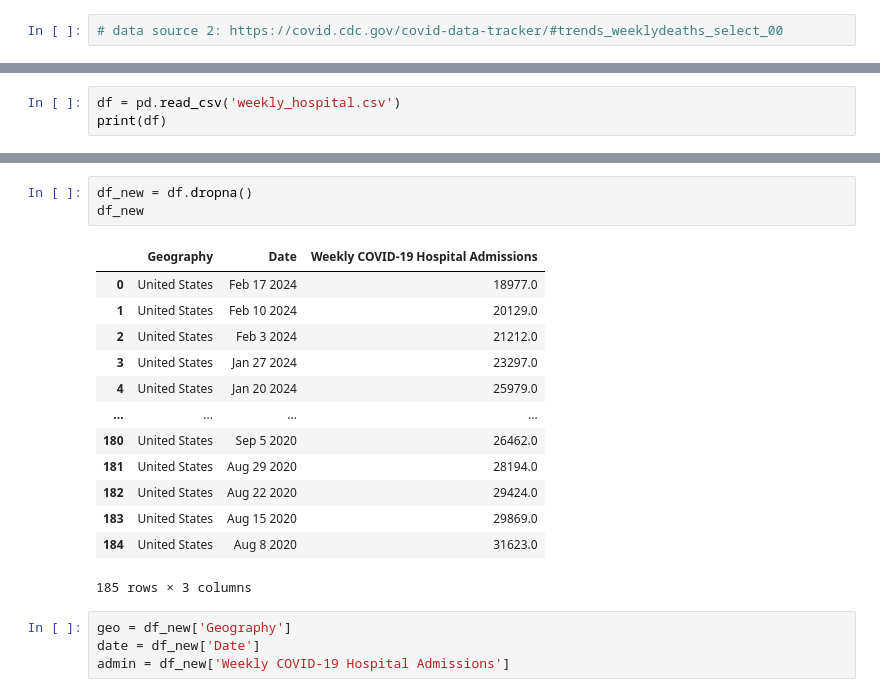
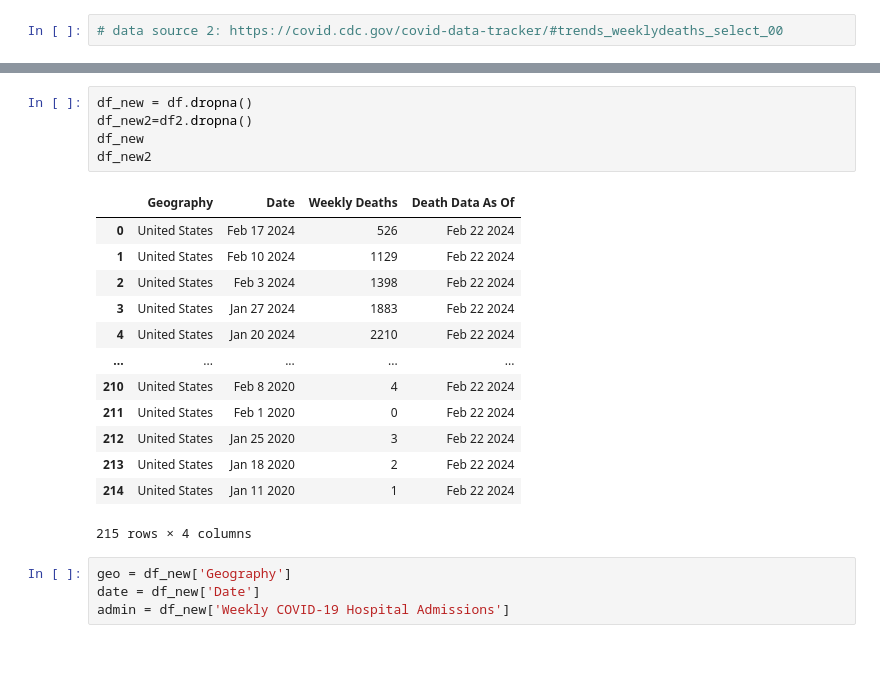
Before and after one commit to Lasata-T/Group1Project2, a Jupyter notebook: Project2.ipynb, the cells around one changed output, grey strips where cells are left out. Drawn from its saved outputs; the diff is of its cells as text; blank space fills up the shorter version.

```diff
--- a/Project2.ipynb
+++ b/Project2.ipynb
@@ -21,3 +24,0 @@ Saving weekly_hospital.csv to weekly_hospital.csv
-# %%
-df = pd.read_csv('weekly_hospital.csv')
-print(df)
@@ -39,20 +70,22 @@ print(df)
 # %%
 df_new = df.dropna()
+df_new2=df2.dropna()
 df_new
+df_new2
 # %% [output]
-|  | Geography | Date | Weekly COVID-19 Hospital Admissions |
-| 0 | United States | Feb 17 2024 | 18977.0 |
-| 1 | United States | Feb 10 2024 | 20129.0 |
-| 2 | United States | Feb 3 2024 | 21212.0 |
-| 3 | United States | Jan 27 2024 | 23297.0 |
-| 4 | United States | Jan 20 2024 | 25979.0 |
-| ... | ... | ... | ... |
-| 180 | United States | Sep 5 2020 | 26462.0 |
-| 181 | United States | Aug 29 2020 | 28194.0 |
-| 182 | United States | Aug 22 2020 | 29424.0 |
-| 183 | United States | Aug 15 2020 | 29869.0 |
-| 184 | United States | Aug 8 2020 | 31623.0 |
+|  | Geography | Date | Weekly Deaths | Death Data As Of |
+| 0 | United States | Feb 17 2024 | 526 | Feb 22 2024 |
+| 1 | United States | Feb 10 2024 | 1129 | Feb 22 2024 |
+| 2 | United States | Feb 3 2024 | 1398 | Feb 22 2024 |
+| 3 | United States | Jan 27 2024 | 1883 | Feb 22 2024 |
+| 4 | United States | Jan 20 2024 | 2210 | Feb 22 2024 |
+| ... | ... | ... | ... | ... |
+| 210 | United States | Feb 8 2020 | 4 | Feb 22 2024 |
+| 211 | United States | Feb 1 2020 | 0 | Feb 22 2024 |
+| 212 | United States | Jan 25 2020 | 3 | Feb 22 2024 |
+| 213 | United States | Jan 18 2020 | 2 | Feb 22 2024 |
+| 214 | United States | Jan 11 2020 | 1 | Feb 22 2024 |
-185 rows × 3 columns
+215 rows × 4 columns
 # %%
 geo = df_new['Geography']
 date = df_new['Date']
```
Also changed, not shown: parts of 8 cells of this notebook.
